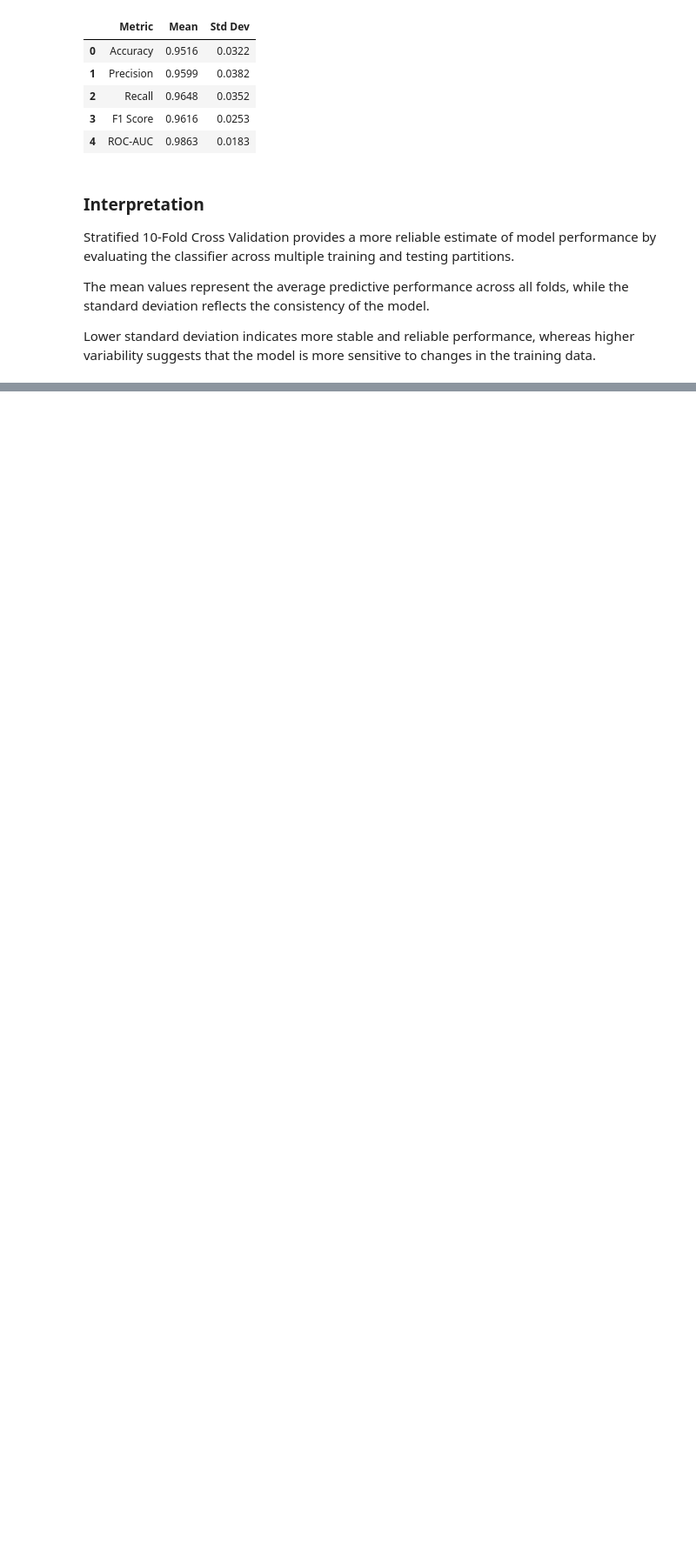
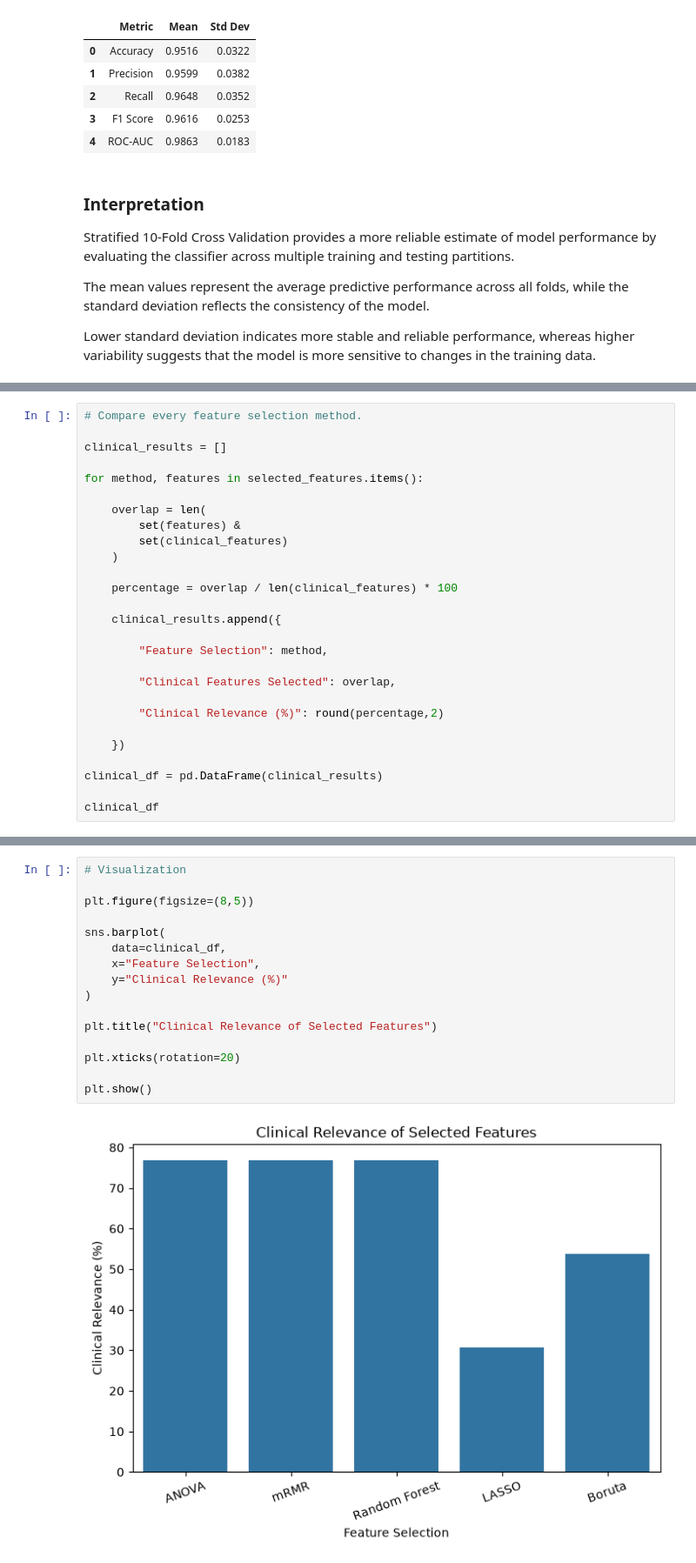
Before and after one commit to Angelinamoses/clinical-fs-benchmark, a Jupyter notebook: notebooks/01_breast_cancer_pipeline.ipynb, the cells around one changed output, grey strips where cells are left out. Shown at 87% size. Saved outputs shown, nothing was run; the diff lists cells and outputs as text; blank space fills up the shorter version.

```diff
--- a/notebooks/01_breast_cancer_pipeline.ipynb
+++ b/notebooks/01_breast_cancer_pipeline.ipynb
@@ -2152,0 +2515,27 @@ Lower standard deviation indicates more stable and reliable performance, whereas
+# %%
+# Compare every feature selection method.
+
+clinical_results = []
+
+for method, features in selected_features.items():
+
+    overlap = len(
+        set(features) &
+        set(clinical_features)
+    )
+
+    percentage = overlap / len(clinical_features) * 100
+
+    clinical_results.append({
+
+        "Feature Selection": method,
+
+        "Clinical Features Selected": overlap,
+
+        "Clinical Relevance (%)": round(percentage,2)
+
+    })
+
+clinical_df = pd.DataFrame(clinical_results)
+
+clinical_df
@@ -2152,0 +2549,18 @@ Lower standard deviation indicates more stable and reliable performance, whereas
+# %%
+# Visualization
+
+plt.figure(figsize=(8,5))
+
+sns.barplot(
+    data=clinical_df,
+    x="Feature Selection",
+    y="Clinical Relevance (%)"
+)
+
+plt.title("Clinical Relevance of Selected Features")
+
+plt.xticks(rotation=20)
+
+plt.show()
+# %% [output]
+[figure, added]
```
Also changed, not shown: parts of 32 cells of this notebook, 2 other files.
